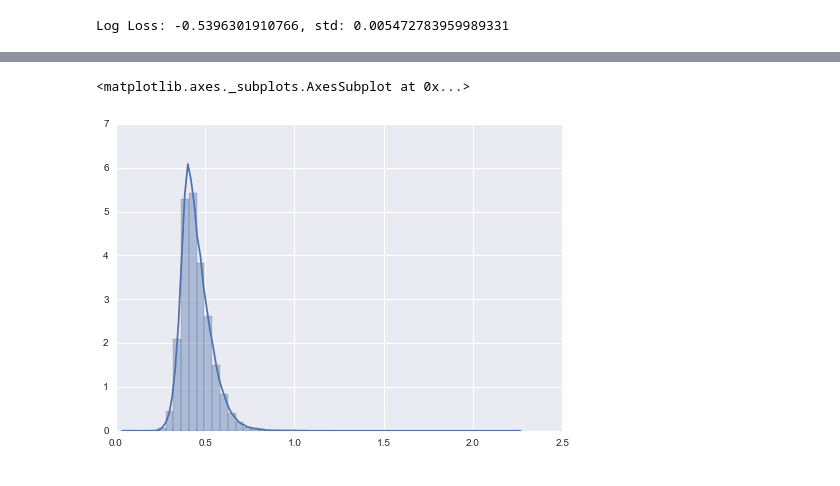
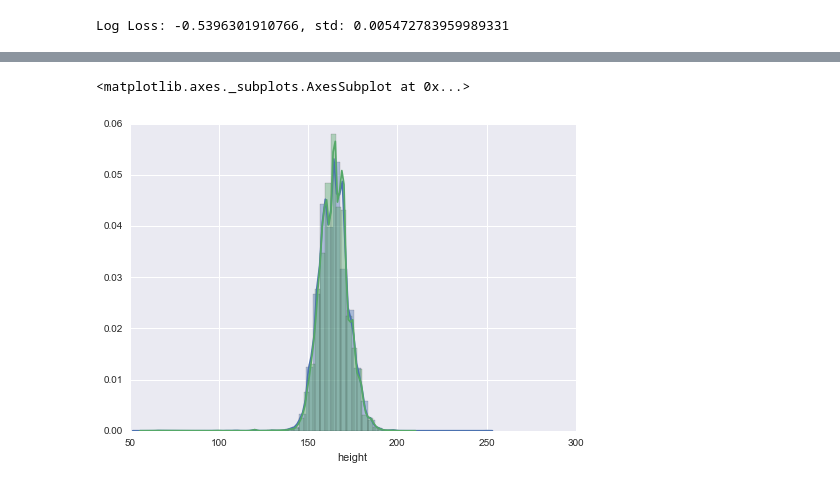
Before and after one commit to senior-sigan/ML_Competitions, a Jupyter notebook: mlbootcamp_health/Investigate.ipynb, the cells around one changed output, grey strips where cells are left out. Cells and saved outputs as stored; diff of their text form; code cells hidden in the pictures.

```diff
--- a/mlbootcamp_health/Investigate.ipynb
+++ b/mlbootcamp_health/Investigate.ipynb
@@ -3,12 +3,14 @@ import numpy as np
 import pandas as pd
 %matplotlib inline
 from matplotlib import pyplot as plt
+plt.rcParams['figure.figsize'] = 14, 10 # увеличиваем размер картинок
 import seaborn as sns
 
 from sklearn.model_selection import cross_val_score, KFold
-from sklearn.linear_model import LogisticRegression
+from sklearn.linear_model import LogisticRegression, Ridge, Lasso, LinearRegression
 from xgboost import XGBClassifier
 from sklearn.dummy import DummyClassifier
+from sklearn.preprocessing import StandardScaler
 # %% [markdown]
 Объективные признаки:
 
@@ -97,5 +267,6 @@ sns.distplot(data['weight'])
 # %%
-sns.distplot(data['weight'] / data['height'])
+sns.distplot(data[data['cardio'] == 1]['height'])
+sns.distplot(data[data['cardio'] != 1]['height'])
 # %% [output]
 <matplotlib.axes._subplots.AxesSubplot at 0x...>
-[figure, old version]
+[figure, new version]
```
Also changed, not shown: parts of 36 cells of this notebook, 1 other file.
